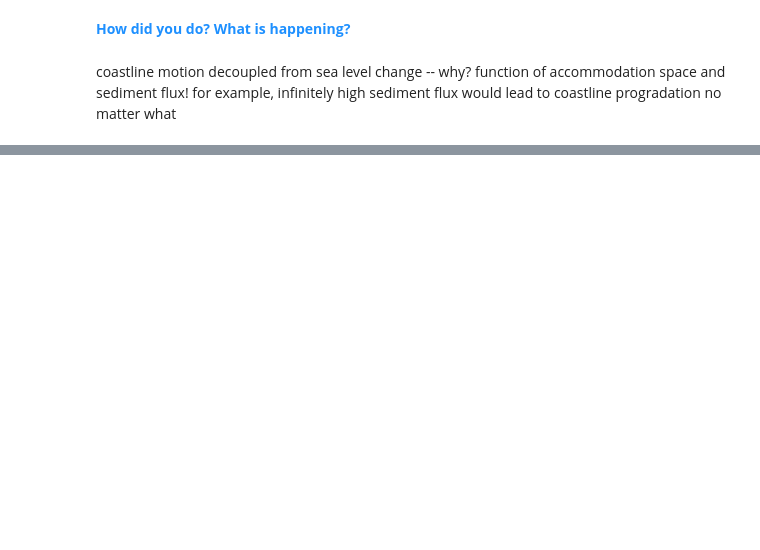
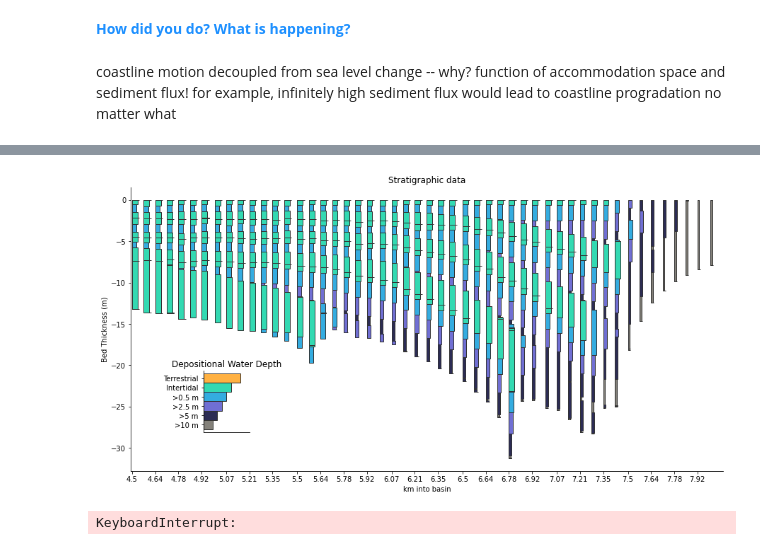
Before and after one commit to blakedyer/eos423-public, a Jupyter notebook: Lectures/Lectures07-9_StratigraphicSequences.ipynb, the cells around one changed output, grey strips where cells are left out. Drawn from its saved outputs; the diff is of its cells as text; code cells hidden in the pictures; blank space fills up the shorter version.

```diff
--- a/Lectures/Lectures07-9_StratigraphicSequences.ipynb
+++ b/Lectures/Lectures07-9_StratigraphicSequences.ipynb
@@ -1141,35 +1137,37 @@ for loc in locs:
 #         _=plt.plot([left,left+dx],[heights[erosive_surfaces]]*2,'r--',lw=.5)
 
 plt.gca().set_aspect(5)
 sns.despine()
-plt.gca().set_xticks(locs)
-plt.gca().set_xticklabels(locs/100)
+plt.gca().set_xticks(locs[::2])
+plt.gca().set_xticklabels(locs[::2]/100)
 plt.gca().set_xlabel('km into basin')
 plt.gca().set_ylabel('Bed Thickness (m)')
 # plt.gca().set_yticks([-200,-175,-150,-125,-100,-75,-50,-25,0])
 # plt.gca().set_yticklabels([200,175,150,125,100,75,50,25,0][::-1])
 plt.gca().set_title('Stratigraphic data')
 plt.gca().set_xlim(locs[0]-dx*.1,locs[-1]+1.1*dx)
 
 # this is an inset axes over the main axes
 a = plt.axes([.15, .25, .2, .15])
 plt.barh(
     [0,1,2,3,4,5],
     [.8,.6,.5,.4,.3,.2][::-1],
     height=[1,1,1,1,1,1],
     left=0,
     color=facies_c[::-1],
     align="edge",
     lw=1,
     edgecolor=(0.2, 0.2, 0.2),
 )
 plt.gca().set_xlim([0,1])
 plt.gca().set_yticks([0.5 + n for n in range(6)])
 plt.gca().set_yticklabels(['>10 m','>5 m','>2.5 m','>0.5 m','Intertidal','Terrestrial'])
 plt.gca().set_title('Depositional Water Depth')
 plt.gca().set_xticks([])
 plt.gca().set_aspect(.2)
 sns.despine()
+# %% [output]
+[figure, added]
 # %%
 %matplotlib agg
 
@@ -1260,8 +1258,8 @@ for end_frame in range(0,len(beds2.copy()),counter):
 
     plt.gca().set_aspect(5)
     sns.despine()
-    plt.gca().set_xticks(locs)
-    plt.gca().set_xticklabels(locs/100)
+    plt.gca().set_xticks(locs[::2])
+    plt.gca().set_xticklabels(locs[::2]/100)
     plt.gca().set_xlabel('km into basin')
     plt.gca().set_ylabel('Bed Thickness (m)')
     plt.gca().set_ylim([-33,3])
@@ -1293,3 +1291,5 @@ for end_frame in range(0,len(beds2.copy()),counter):
     count+=1
 
 %matplotlib inline
+# %% [output]
+KeyboardInterrupt:
```
Also changed, not shown: parts of 19 cells of this notebook, 20 other files.
